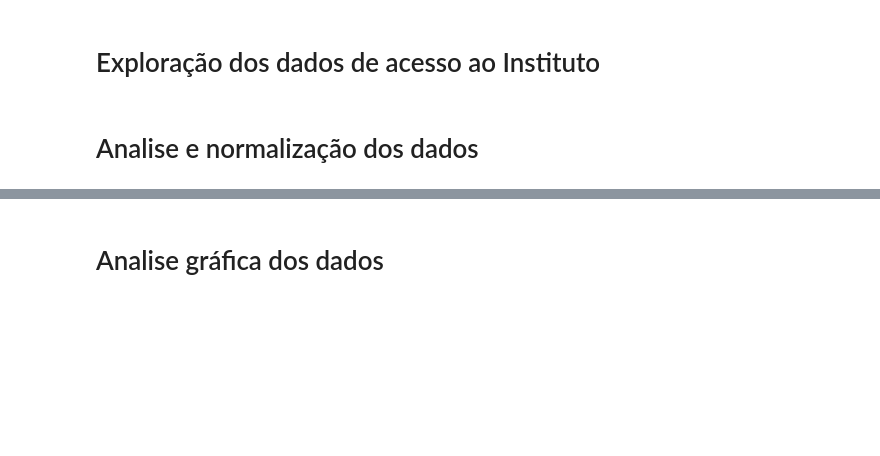
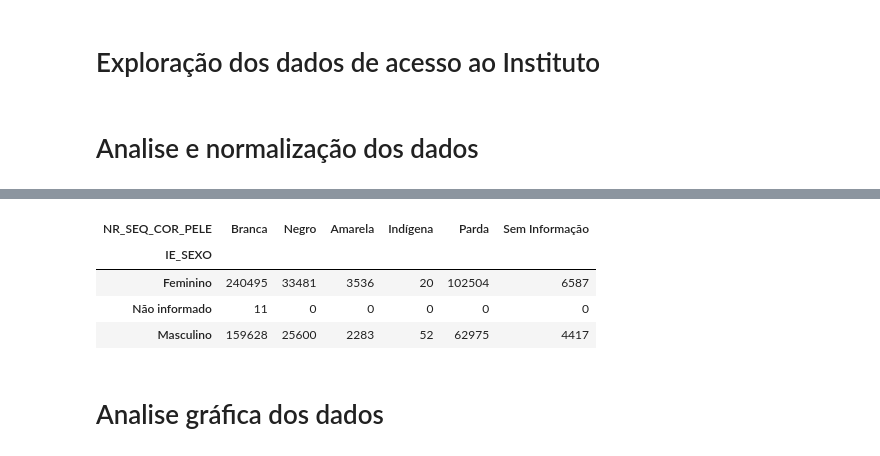
Before and after one commit to diegolima210288/job, a Jupyter notebook: extracao_explor_dados_acesso_instituto/exploracao_dados_acesso_instituto.ipynb, the cells around one changed output, grey strips where cells are left out. Saved outputs shown, nothing was run; the diff lists cells and outputs as text; code cells hidden in the pictures; blank space fills up the shorter version.

```diff
--- a/extracao_explor_dados_acesso_instituto/exploracao_dados_acesso_instituto.ipynb
+++ b/extracao_explor_dados_acesso_instituto/exploracao_dados_acesso_instituto.ipynb
@@ -104,7 +104,7 @@ df['DT_SAIDA'].fillna(df['DT_ENTRADA'], inplace=True)
 # %%
 #ordenacao das colunas e retirada das colunas ID's
 colunas_ordenadas = ['TP_ATENDIMENTO', 'DT_ENTRADA', 'HR_ENTRADA', 'DS_TURNO', 'DS_MES', 'DS_DIA_SEMANA', 'DT_SAIDA', 'HR_SAIDA',
-       'IE_SEXO', 'QT_IDADE_ANOS', 'DS_TIPO2', 'DS_SETOR', 'NM_PAIS', 'SG_ESTADO', 'DS_MUNICIPIO']
+       'IE_SEXO', 'QT_IDADE_ANOS', 'NR_SEQ_COR_PELE', 'DS_TIPO2', 'DS_SETOR', 'NM_PAIS', 'SG_ESTADO', 'DS_MUNICIPIO']
 # %%
 df = df[colunas_ordenadas]
 # %%
@@ -119,3 +180,30 @@ df.head()
+# %%
+sexo = {'F': 'Feminino',
+        'I': 'Não informado',
+        'M': 'Masculino'
+        }
+
+cor_pele = {1: 'Branca',
+            2: 'Negro',
+            3: 'Amarela',
+            4: 'Indígena',
+            5: 'Ignorado',
+            11: 'Parda',
+            12: 'Sem Informação'
+            }
+# %%
+frequencia_cor_sexo = pd.crosstab(df['IE_SEXO'], df['NR_SEQ_COR_PELE'])
+
+frequencia_cor_sexo.rename(index = sexo, inplace = True)
+frequencia_cor_sexo.rename(columns = cor_pele, inplace = True)
+# %%
+frequencia_cor_sexo
+# %% [output]
+| NR_SEQ_COR_PELE | Branca | Negro | Amarela | Indígena | Parda | Sem Informação |
+| IE_SEXO |  |  |  |  |  |  |
+| Feminino | 240495 | 33481 | 3536 | 20 | 102504 | 6587 |
+| Não informado | 11 | 0 | 0 | 0 | 0 | 0 |
+| Masculino | 159628 | 25600 | 2283 | 52 | 62975 | 4417 |
 # %% [markdown]
 # Analise gráfica dos dados
 # %%
```
Also changed, not shown: parts of 20 cells of this notebook.
